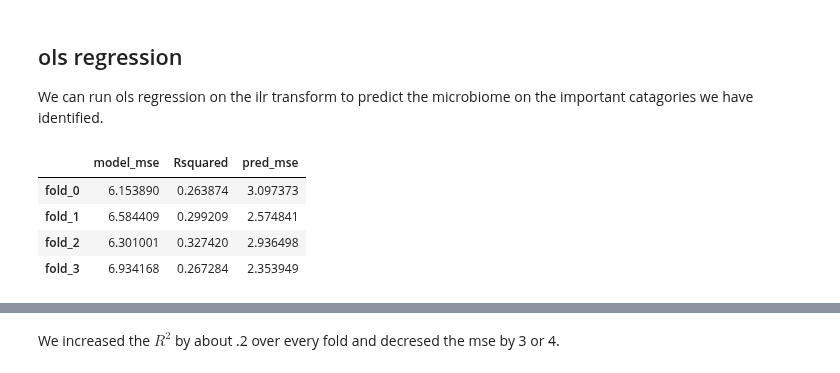
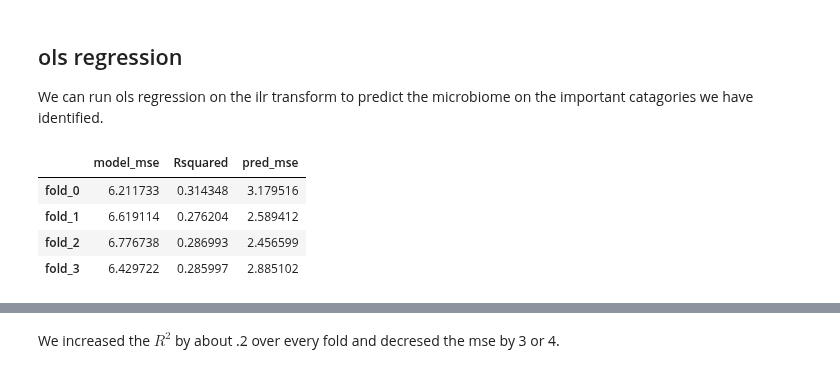
Before and after one commit to biocore/DEICODE, a Jupyter notebook: Examples/infant_biom.ipynb, the cells around one changed output, grey strips where cells are left out. Cells and saved outputs as stored; diff of their text form; code cells hidden in the pictures.

```diff
--- a/Examples/infant_biom.ipynb
+++ b/Examples/infant_biom.ipynb
@@ -195,19 +194,19 @@ We can run ols regression on the ilr transform to predict the microbiome on the
 # %%
 #run without completion
 formula='Age+Breastmilk+Cowmilk+Formula'
 tree = correlation_linkage(otutabledf+1)
 balances_org = ilr_transform(otutabledf+1, tree=tree)
-res_opt = ols(table=balances_org, metadata=mappingdf,formula=formula)
-res_opt.fit()
-cv_opt = res_opt.kfold(4)
+res_org = ols(table=balances_org, metadata=mappingdf,formula=formula)
+res_org.fit()
+cv_org = res_org.kfold(4)
 #view results
-cv_opt
+cv_org
 # %% [output]
 |  | model_mse | Rsquared | pred_mse |
-| fold_0 | 6.153890 | 0.263874 | 3.097373 |
-| fold_1 | 6.584409 | 0.299209 | 2.574841 |
-| fold_2 | 6.301001 | 0.327420 | 2.936498 |
-| fold_3 | 6.934168 | 0.267284 | 2.353949 |
+| fold_0 | 6.211733 | 0.314348 | 3.179516 |
+| fold_1 | 6.619114 | 0.276204 | 2.589412 |
+| fold_2 | 6.776738 | 0.286993 | 2.456599 |
+| fold_3 | 6.429722 | 0.285997 | 2.885102 |
 # %%
 #complete the matrix
 X_recovered=untangle.complete_matrix(otutabledf.as_matrix().copy(),rank=2,iteration=10,minval=1)
```
Also changed, not shown: parts of 9 cells of this notebook.
